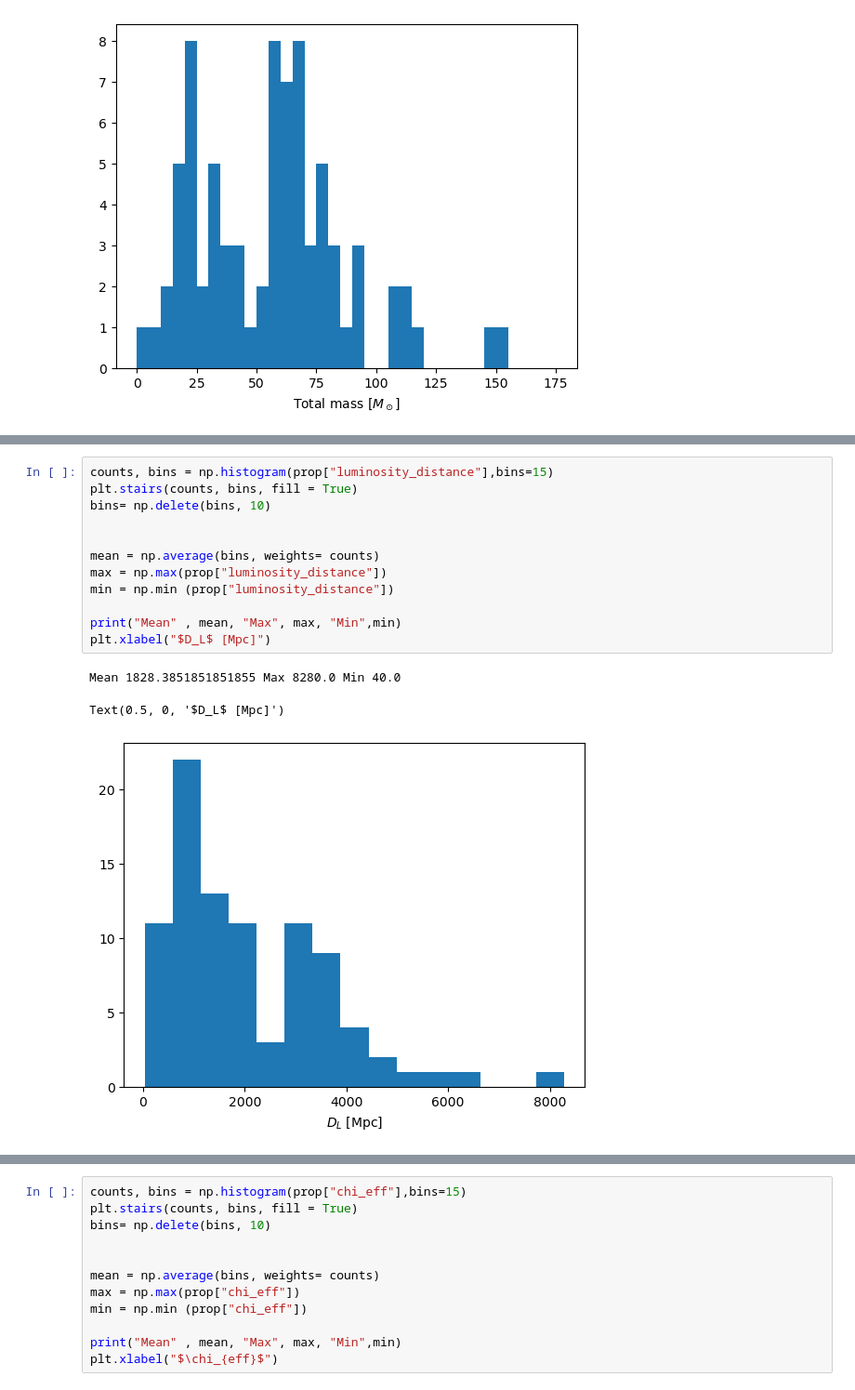
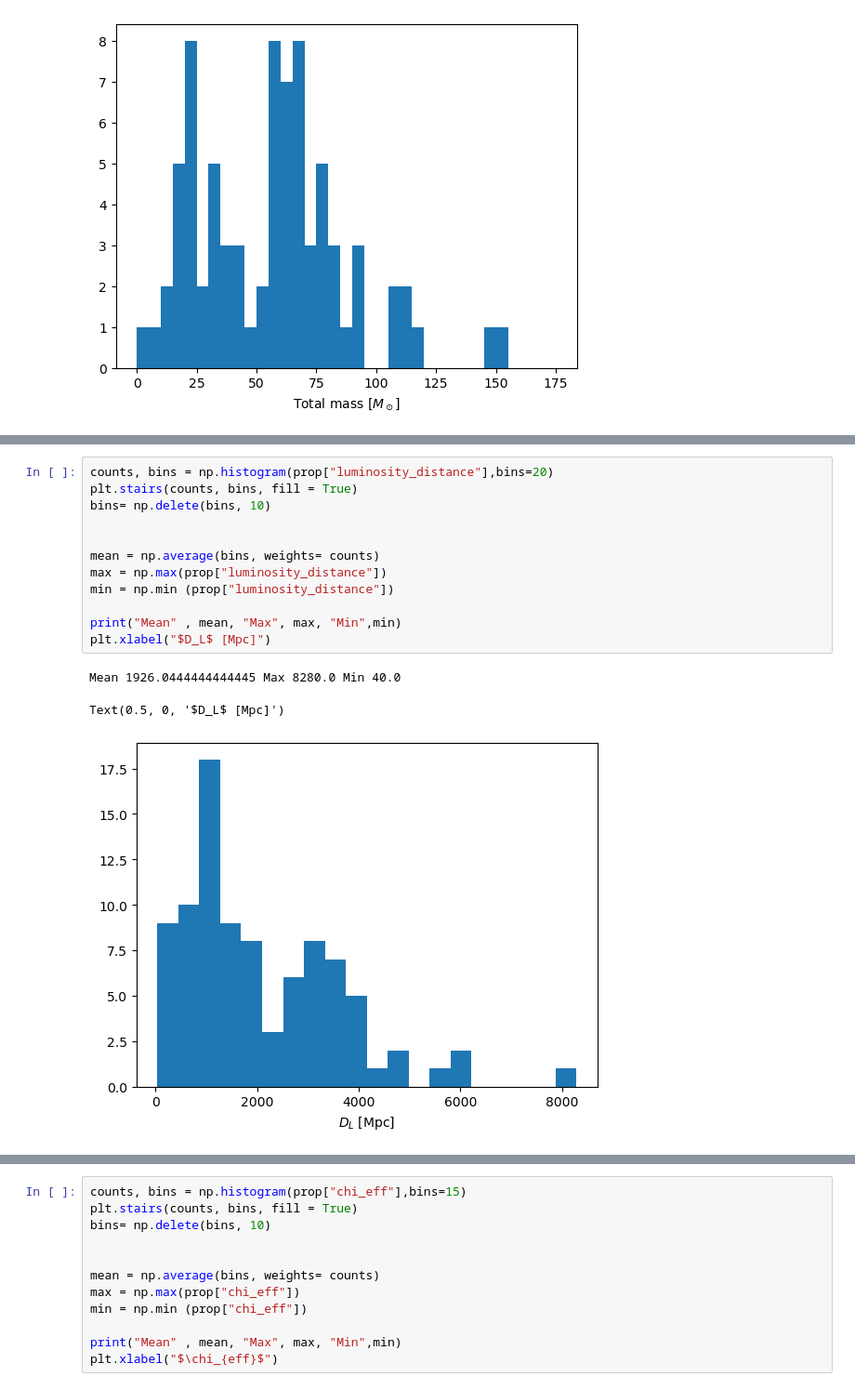
Before and after one commit to Sareva00/LIGO-project, a Jupyter notebook: properties.ipynb, the cells around one changed output, grey strips where cells are left out. Shown at 93% size. Drawn from its saved outputs; the diff is of its cells as text.

```diff
--- a/properties.ipynb
+++ b/properties.ipynb
@@ -161,19 +161,19 @@ more frequent value is between  18  and  21
 # %%
-counts, bins = np.histogram(prop["luminosity_distance"],bins=15)
+counts, bins = np.histogram(prop["luminosity_distance"],bins=20)
 plt.stairs(counts, bins, fill = True)
 bins= np.delete(bins, 10)
 
 
 mean = np.average(bins, weights= counts)
 max = np.max(prop["luminosity_distance"])
 min = np.min (prop["luminosity_distance"])
 
 print("Mean" , mean, "Max", max, "Min",min)
 plt.xlabel("$D_L$ [Mpc]")
 # %% [output]
-Mean 1828.3851851851855 Max 8280.0 Min 40.0
+Mean 1926.0444444444445 Max 8280.0 Min 40.0
 Text(0.5, 0, '$D_L$ [Mpc]')
-[figure, old version]
+[figure, new version]
 # %%
 maxindex= np.argmax(counts)
 print("more frequent value is between ", bins[maxindex], " and ", bins[maxindex+1] )
```
Also changed, not shown: parts of 7 cells of this notebook, 2 other files.
